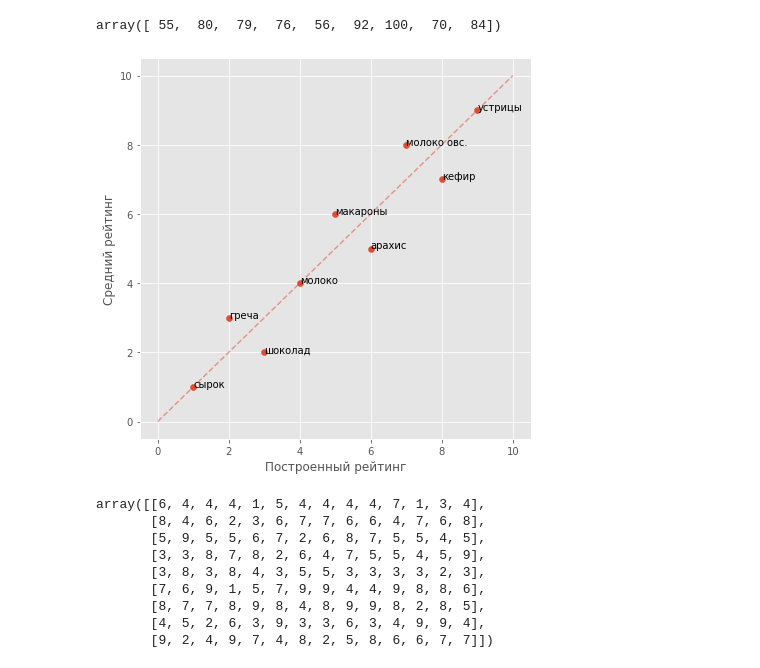
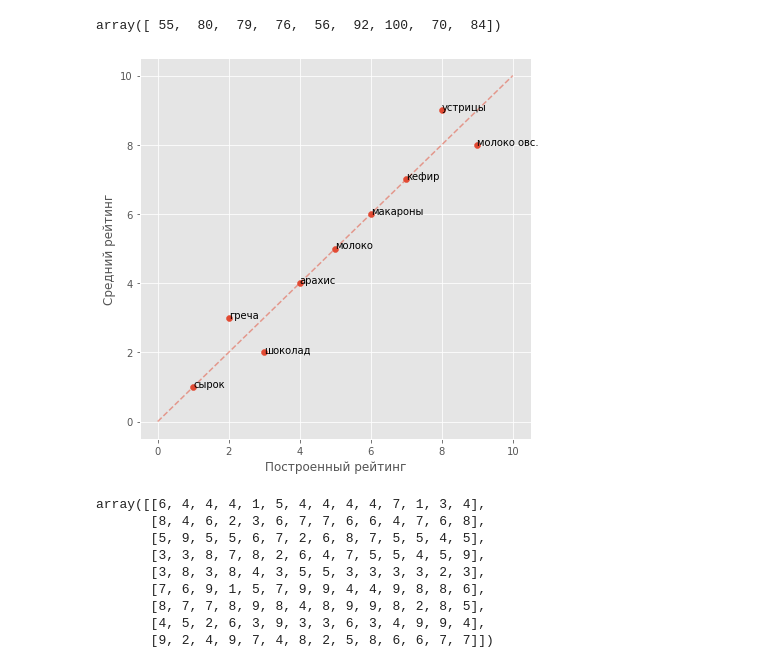
Before and after one commit to Intelligent-Systems-Phystech/Ratings, a Jupyter notebook: Panchenko Sviatoslav/Pareto.ipynb, the cells around one changed output. Drawn from its saved outputs; the diff is of its cells as text; code cells hidden in the pictures.

```diff
--- a/Panchenko Sviatoslav/Pareto.ipynb
+++ b/Panchenko Sviatoslav/Pareto.ipynb
@@ -653,22 +640,22 @@ array([ 55,  80,  79,  76,  56,  92, 100,  70,  84])
 # %%
 names = ['устрицы', 'арахис', 'молоко', 'макароны', 'молоко овс.', 'шоколад', 'сырок', 'кефир', 'греча']
 
-r1 = np.array([9, 6, 4, 5, 7, 3, 1, 8, 2])
-r2 = np.array([9, 5, 4, 6, 8, 2, 1, 7, 3])
+r1 = np.array([8, 4, 5, 6, 9, 3, 1, 7, 2])
+r2 = np.array([9, 4, 5, 6, 8, 2, 1, 7, 3])
 
 x = np.array([0,10])
 
 
 plt.figure(figsize = (7,7))
 plt.plot(x, x, '--', alpha = 0.5)
 plt.scatter(r1, r2)
 for i, name in enumerate(names):
     plt.text(r1[i], r2[i], name)
 plt.xlabel('Построенный рейтинг')
 plt.ylabel('Средний рейтинг')
 plt.show()
 # %% [output]
-[figure, old version]
+[figure, new version]
 # %%
 experts
 # %% [output]
```
Also changed, not shown: parts of 14 cells of this notebook, 1 other file.
